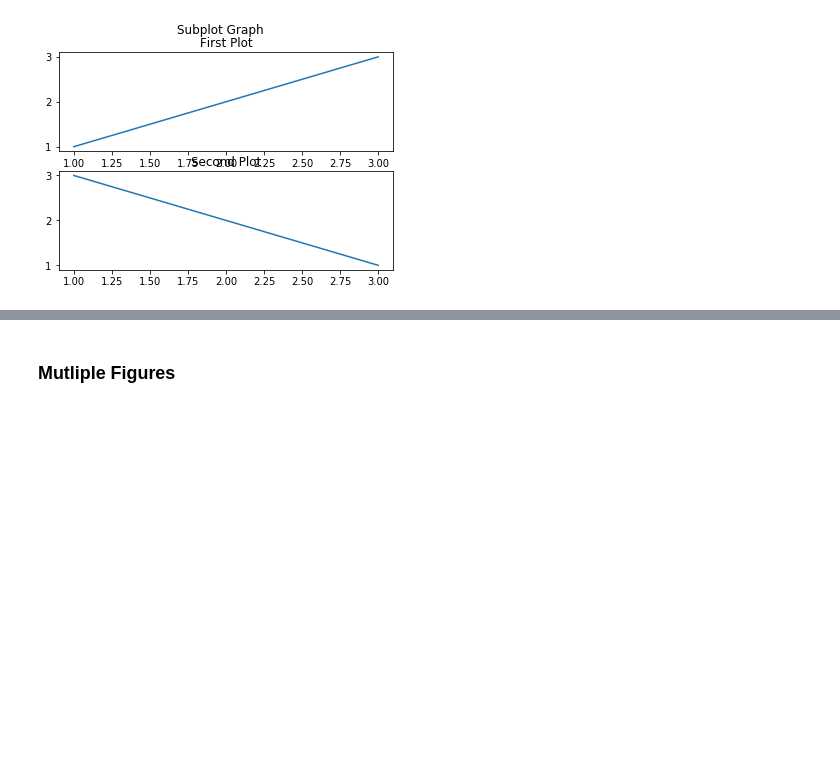
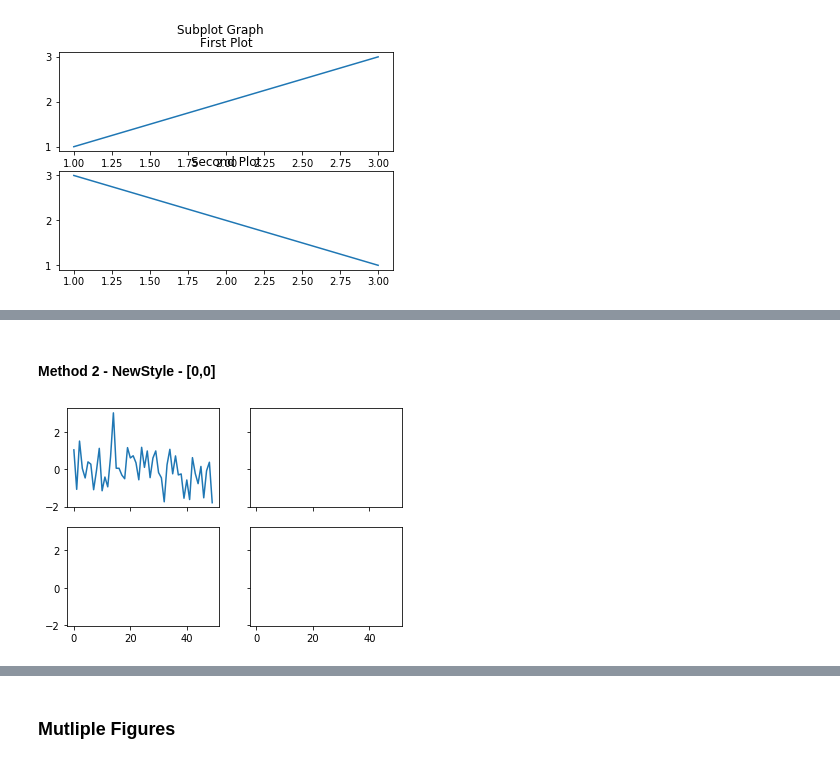
Before and after one commit to k21k/Python-Notes, a Jupyter notebook: Learning Notes/Learning Notes 7 - Matplotlib.ipynb, the cells around one changed output, grey strips where cells are left out. Cells and saved outputs as stored; diff of their text form; code cells hidden in the pictures; blank space fills up the shorter version.

```diff
--- a/Learning Notes/Learning Notes 7 - Matplotlib.ipynb
+++ b/Learning Notes/Learning Notes 7 - Matplotlib.ipynb
@@ -215,0 +247,10 @@ plt.show()
+# %% [markdown]
+#### Method 2 - NewStyle - [0,0]
+# %%
+# new style method 2; use an axes array
+fig, axs = plt.subplots(2, 2, sharex=True, sharey=True)
+axs[0, 0].plot(x)
+
+plt.show()
+# %% [output]
+[figure, added]
```
Also changed, not shown: parts of 11 cells of this notebook, 2 other files.
